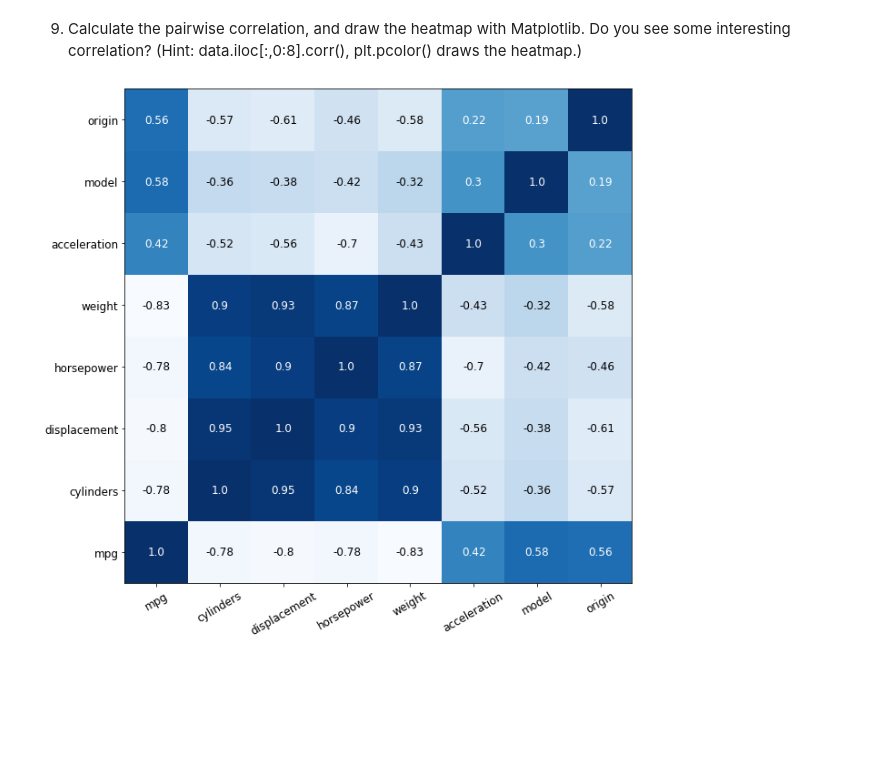
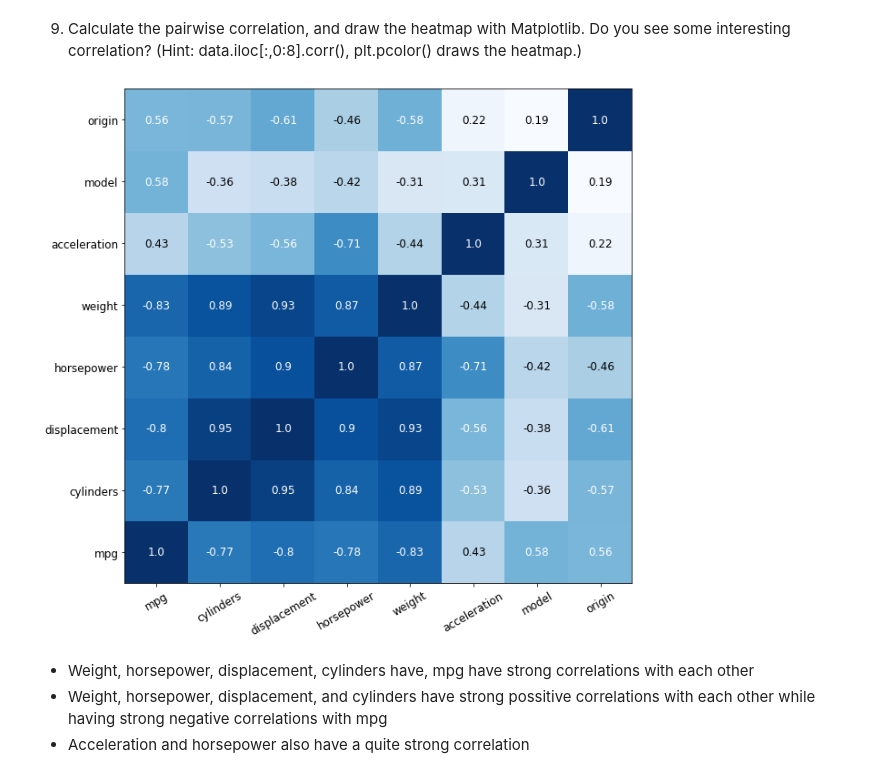
Before and after one commit to ndkhoa0704/Lab-3-DV-basics, a Jupyter notebook: 3.ipynb, the cells around one changed output. Cells and saved outputs as stored; diff of their text form; code cells hidden in the pictures; blank space fills up the shorter version.

```diff
--- a/3.ipynb
+++ b/3.ipynb
@@ -72,7 +59,10 @@ Name of the car with the best MPG: mazda glc
 # %%
-new_data = data.copy()
-new_data['car_company'] = new_data['car_name'].str.split(' ').apply(lambda x: x[0])
+print('Number of distinct car companies:', new_data['car_company'].nunique())
+print('Name of the car with the best MPG:',data.iloc[data['mpg'].argmax()]['car_name'])
 t = new_data[['car_company', 'cylinders']][new_data['cylinders'] == 8]\
     .groupby(by=['car_company']).agg(['count'])
 print('Car company produced the most 8-cylinder cars:', t.iloc[t.values.argmax()].name)
+print('Names of 3-cylinder cars:')
+for i in new_data['car_name'][new_data['cylinders'] == 3]:
+    print(' - ',i)
 # %% [output]
@@ -118,2 +93,0 @@ dtype: int64
-# %%
-new_data = new_data.dropna()
@@ -121,12 +110,13 @@ new_data = new_data.dropna()
 4. Plot histograms for each attribute. Pay attention to the appropriate choice of number of bins.
 Write 2-3 sentences summarizing some interesting aspects of the data by looking at the histograms.
 # %%
-fig, axes = plt.subplots(4, 2, figsize=(10, 20))
+fig, axes = plt.subplots(4, 2, figsize=(10, 15))
 cols = data.columns[:-1]
 for i in range(4):
     for j in range(2):
         t = data[cols[i*2 + j]]
         # Freedman-Diaconis rule
+        # Choose number of bins for histogram plot
         q1 = t.quantile(0.25)
         q3 = t.quantile(0.75)
         iqr = q3 - q1
@@ -181,13 +196,11 @@ each year. Do you see some interesting trends? (Hint: data.car name.str.split()[
 a vector of the first word of car name column.)
 # %%
-car_company = data['car_name'].str.split(' ').apply(lambda x: x[0]).unique()
-
-fig, ax = plt.subplots(figsize=(16, 8))
+fig, ax = plt.subplots(figsize=(16, 5))
+car_company = new_data['car_company'].unique()
 for c in car_company:
     t = new_data['model'][new_data['car_company'] == c].value_counts().sort_index()
     ax.plot(t.index, t.values)
-
 ax.set_ylabel('Number of cars', fontsize=12)
 ax.set_xlabel('Year', fontsize=12)
-ax.tick_params(labelsize=12)
+ax.tick_params(labelsize=12);
 # %% [output]
@@ -197,25 +212,35 @@ ax.tick_params(labelsize=12)
 9. Calculate the pairwise correlation, and draw the heatmap with Matplotlib. Do you see some
 interesting correlation? (Hint: data.iloc[:,0:8].corr(), plt.pcolor() draws the heatmap.)
 # %%
-corr = data.iloc[:, :8].corr()
+corr = new_data.iloc[:, :8].corr()
 fig, ax = plt.subplots(figsize=(10, 10))
-ax.pcolor(corr, cmap='Blues')
+ax.pcolor(np.abs(corr), cmap='Blues')
+
+# Set ticks
 ax.set_xticks(0.5 + np.arange(corr.shape[0]), corr.columns)
 ax.set_yticks(0.5 + np.arange(corr.shape[0]), corr.columns)
 
 for i in range(corr.shape[0]):
     for j in range(corr.shape[0]):
-        if np.round(corr.iloc[i, j], 2) < 0:
+        value = np.round(corr.iloc[i, j], 2)
+        # Change color of the text for eye pleasing experience
+        if np.abs(value) < 0.5:
             c = 'black'
         else: c = 'w'
+        # Annotation
         ax.text(
             0.5 + i, 0.5 + j,
-            np.round(corr.iloc[i, j], 2),
+            value,
             fontsize=12,
             color=c,
             ha='center',
             va='center')
+
 ax.tick_params('both', labelsize=12)
 ax.tick_params('x', rotation=30)
 # %% [output]
-[figure, old version]
+[figure, new version]
+# %% [markdown]
+- Weight, horsepower, displacement, cylinders have, mpg have strong correlations with each other
+- Weight, horsepower, displacement, and cylinders have strong possitive correlations with each other while having strong negative correlations with mpg
+- Acceleration and horsepower also have a quite strong correlation
```
Also changed, not shown: parts of 24 cells of this notebook.
